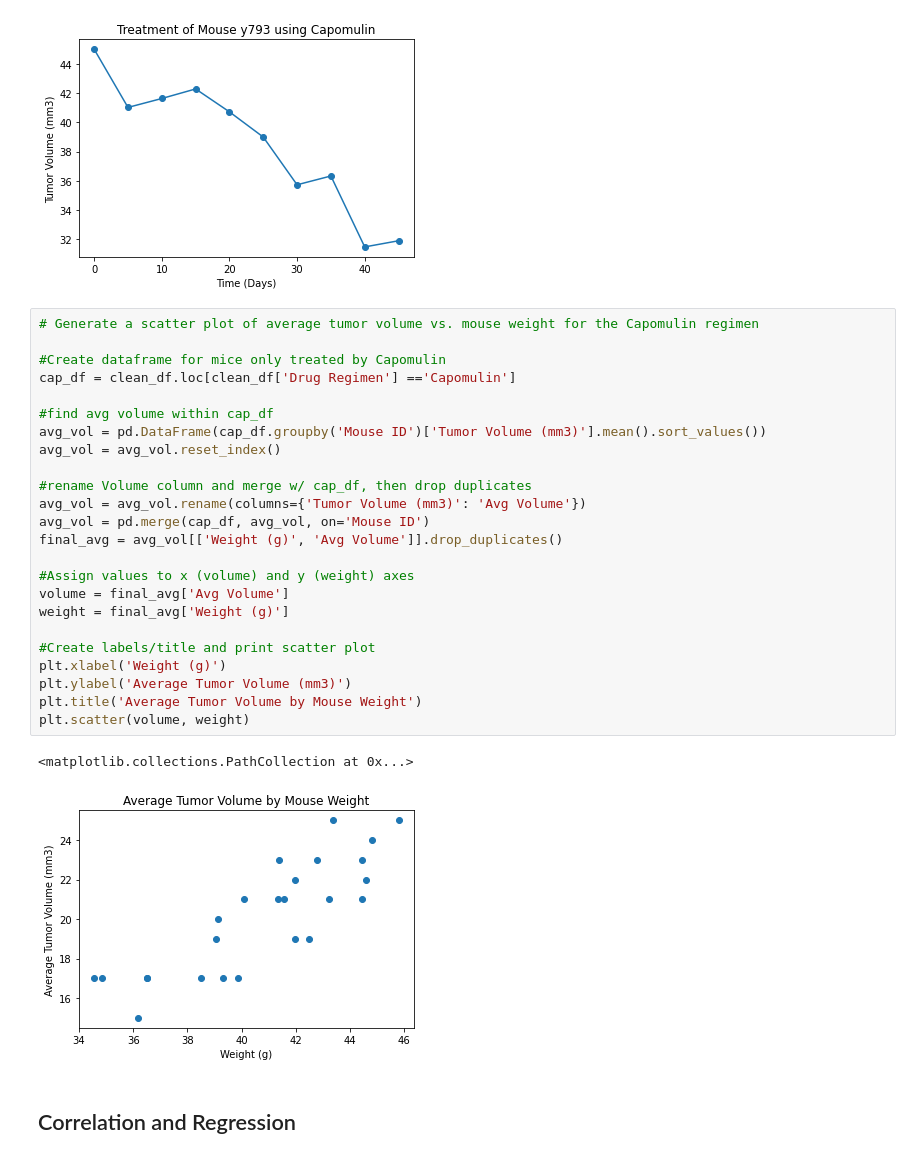
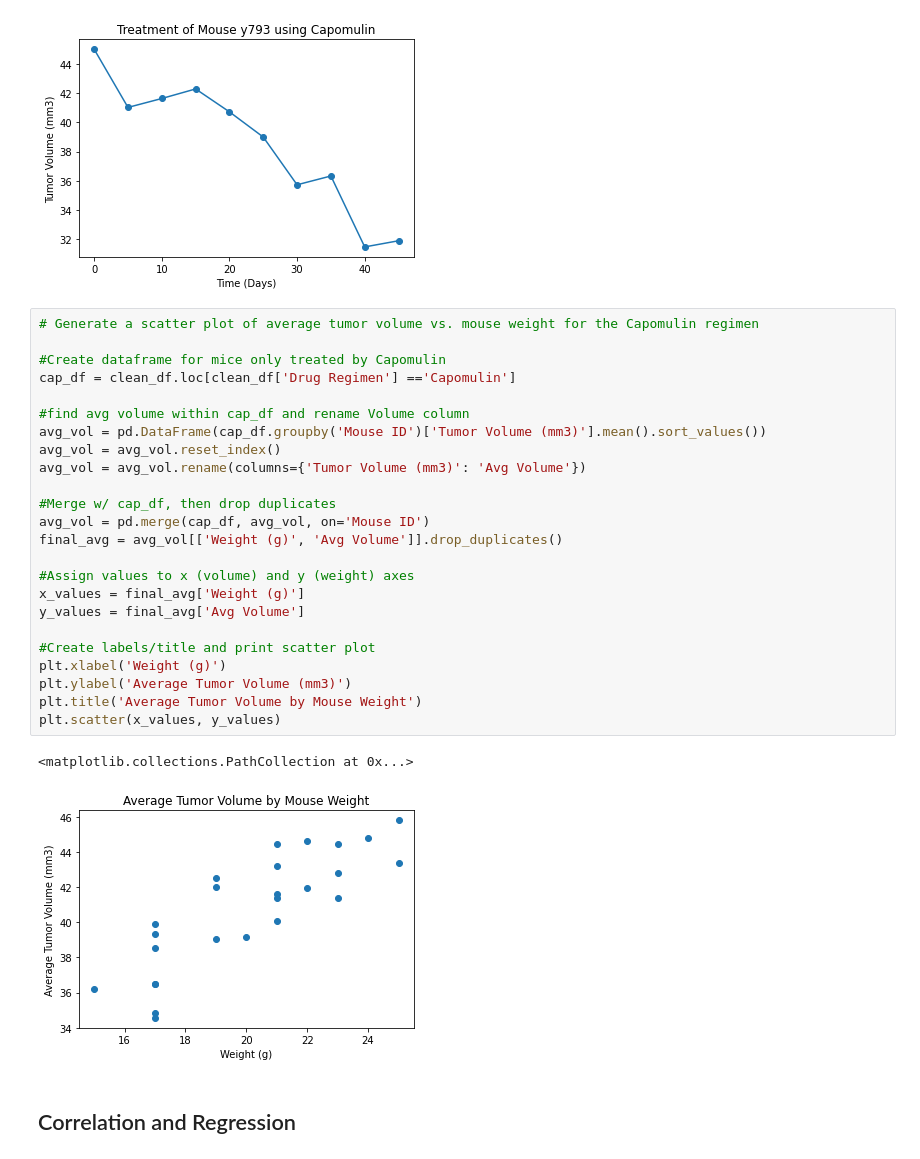
Before and after one commit to jaryan77/Pymaceuticals, a Jupyter notebook: Pymaceuticals/starter.ipynb, the cells around one changed output. Saved outputs shown, nothing was run; the diff lists cells and outputs as text.

```diff
--- a/Pymaceuticals/starter.ipynb
+++ b/Pymaceuticals/starter.ipynb
@@ -265,29 +263,29 @@ plt.show()
 # %%
 # Generate a scatter plot of average tumor volume vs. mouse weight for the Capomulin regimen
 
 #Create dataframe for mice only treated by Capomulin
 cap_df = clean_df.loc[clean_df['Drug Regimen'] =='Capomulin']
 
-#find avg volume within cap_df
+#find avg volume within cap_df and rename Volume column
 avg_vol = pd.DataFrame(cap_df.groupby('Mouse ID')['Tumor Volume (mm3)'].mean().sort_values())
 avg_vol = avg_vol.reset_index()
+avg_vol = avg_vol.rename(columns={'Tumor Volume (mm3)': 'Avg Volume'})
 
-#rename Volume column and merge w/ cap_df, then drop duplicates
-avg_vol = avg_vol.rename(columns={'Tumor Volume (mm3)': 'Avg Volume'})
+#Merge w/ cap_df, then drop duplicates
 avg_vol = pd.merge(cap_df, avg_vol, on='Mouse ID')
 final_avg = avg_vol[['Weight (g)', 'Avg Volume']].drop_duplicates()
 
 #Assign values to x (volume) and y (weight) axes
-volume = final_avg['Avg Volume']
-weight = final_avg['Weight (g)']
+x_values = final_avg['Weight (g)']
+y_values = final_avg['Avg Volume']
 
 #Create labels/title and print scatter plot
 plt.xlabel('Weight (g)')
 plt.ylabel('Average Tumor Volume (mm3)')
 plt.title('Average Tumor Volume by Mouse Weight')
-plt.scatter(volume, weight)
+plt.scatter(x_values, y_values)
 # %% [output]
 <matplotlib.collections.PathCollection at 0x...>
-[figure, old version]
+[figure, new version]
 # %% [markdown]
 ## Correlation and Regression
```
Also changed, not shown: parts of 7 cells of this notebook.
